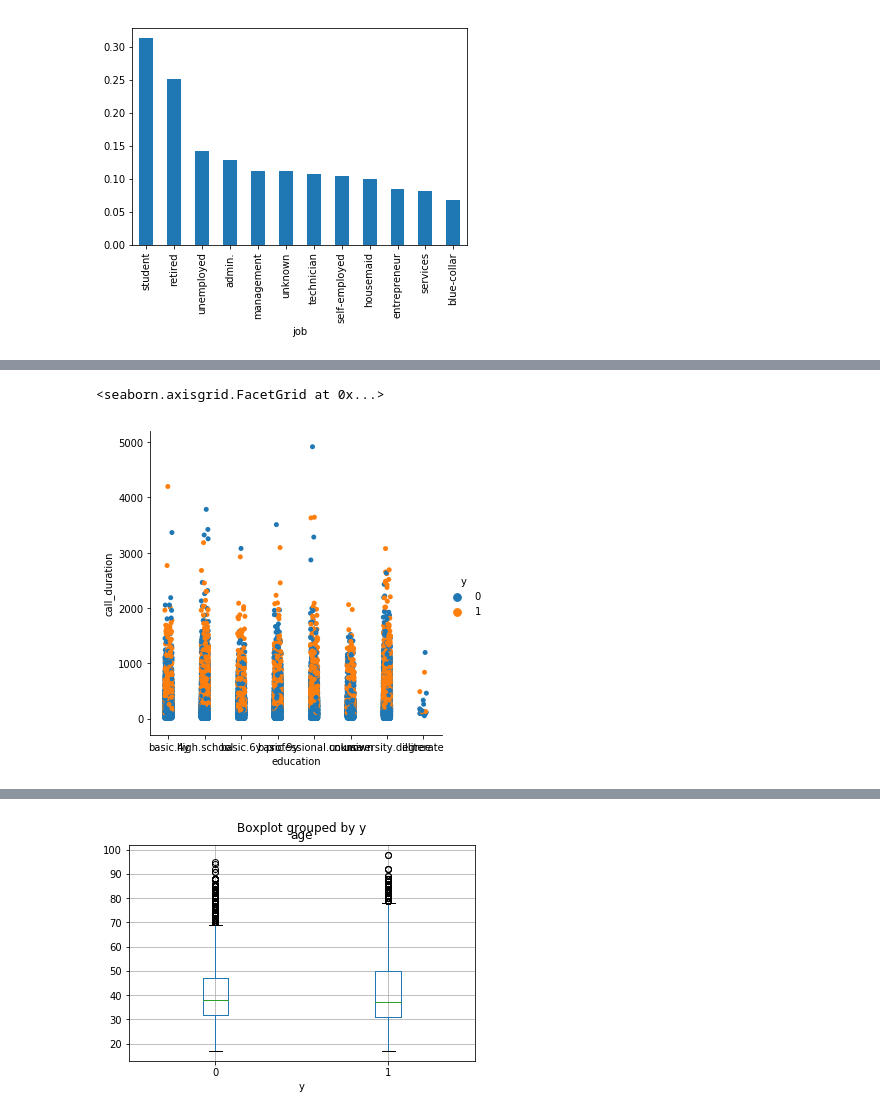
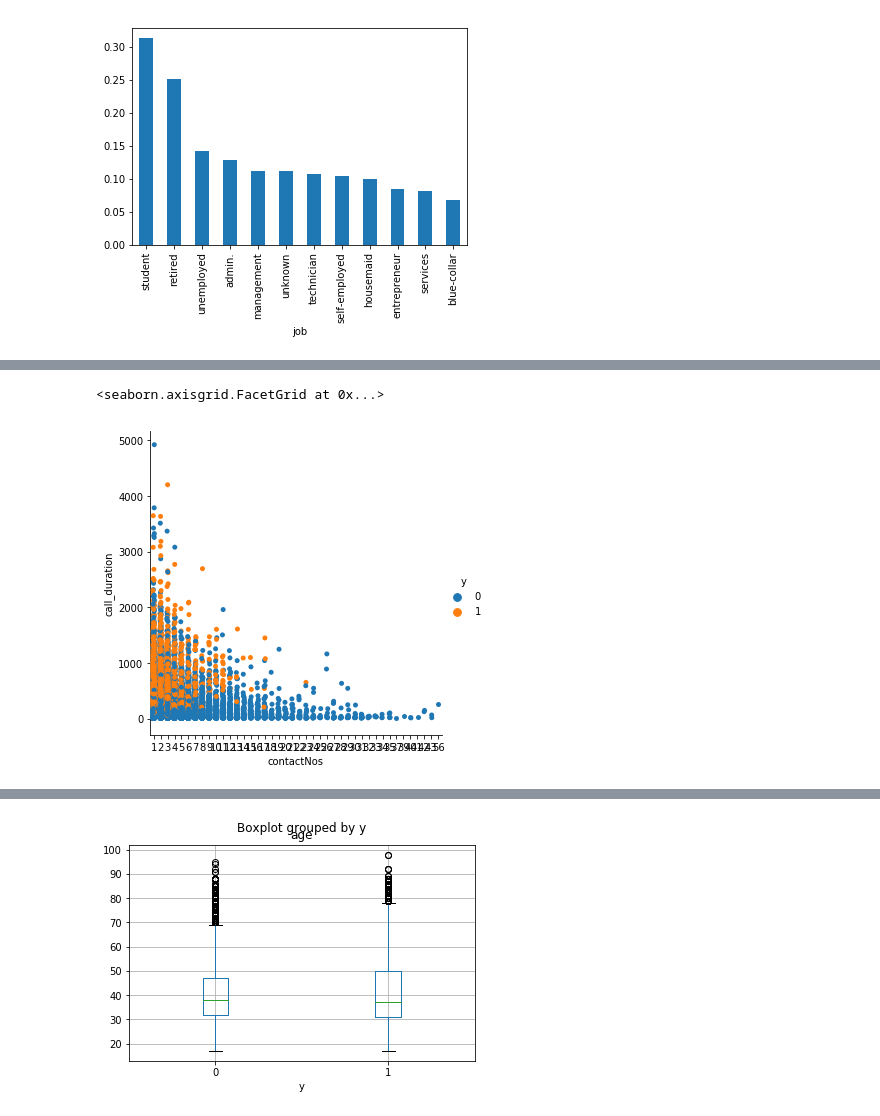
Before and after one commit to Jayanti87/Jayanti_GA_DATSC, a Jupyter notebook: Homework_Unit4.ipynb, the cells around one changed output, grey strips where cells are left out. Drawn from its saved outputs; the diff is of its cells as text; code cells hidden in the pictures.

```diff
--- a/Homework_Unit4.ipynb
+++ b/Homework_Unit4.ipynb
@@ -257,5 +270,5 @@ bank.plot('age', 'call_duration', kind='Scatter')
 # %%
-sns.catplot(x='education', y='call_duration', hue='y', data=bank)
+sns.catplot(x='contactNos', y= 'call_duration', hue='y', data=bank)
 # %% [output]
 <seaborn.axisgrid.FacetGrid at 0x...>
-[figure, old version]
+[figure, new version]
```
Also changed, not shown: parts of 50 cells of this notebook.
